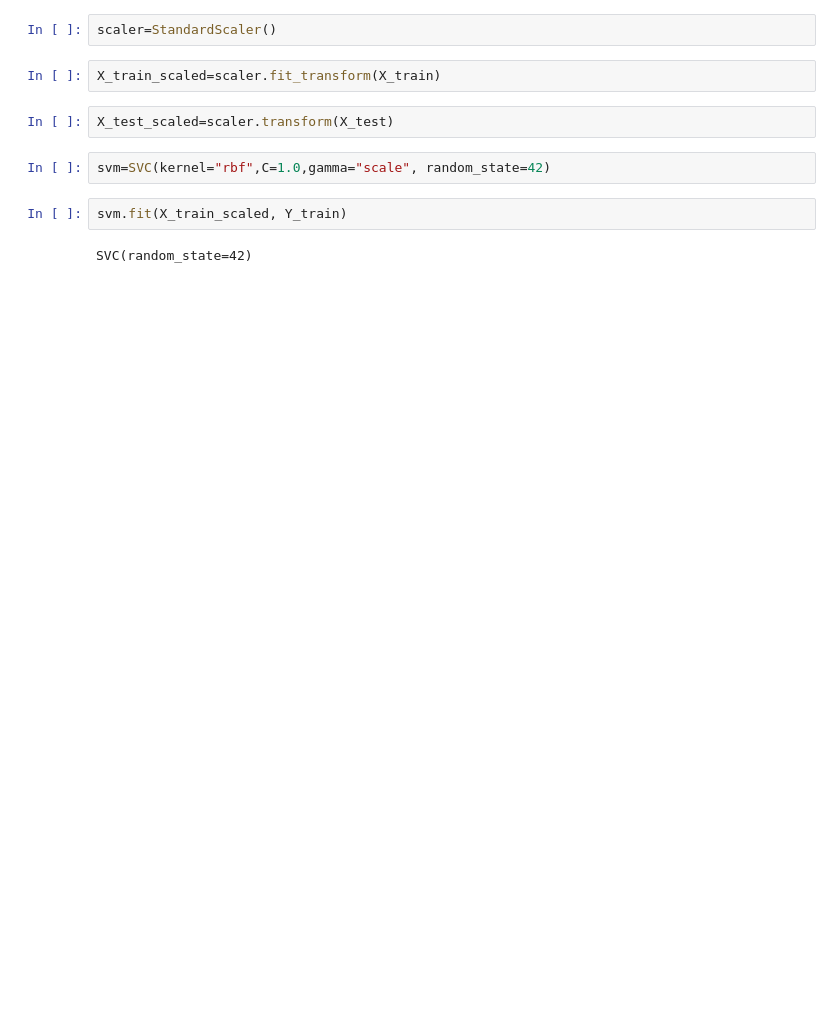
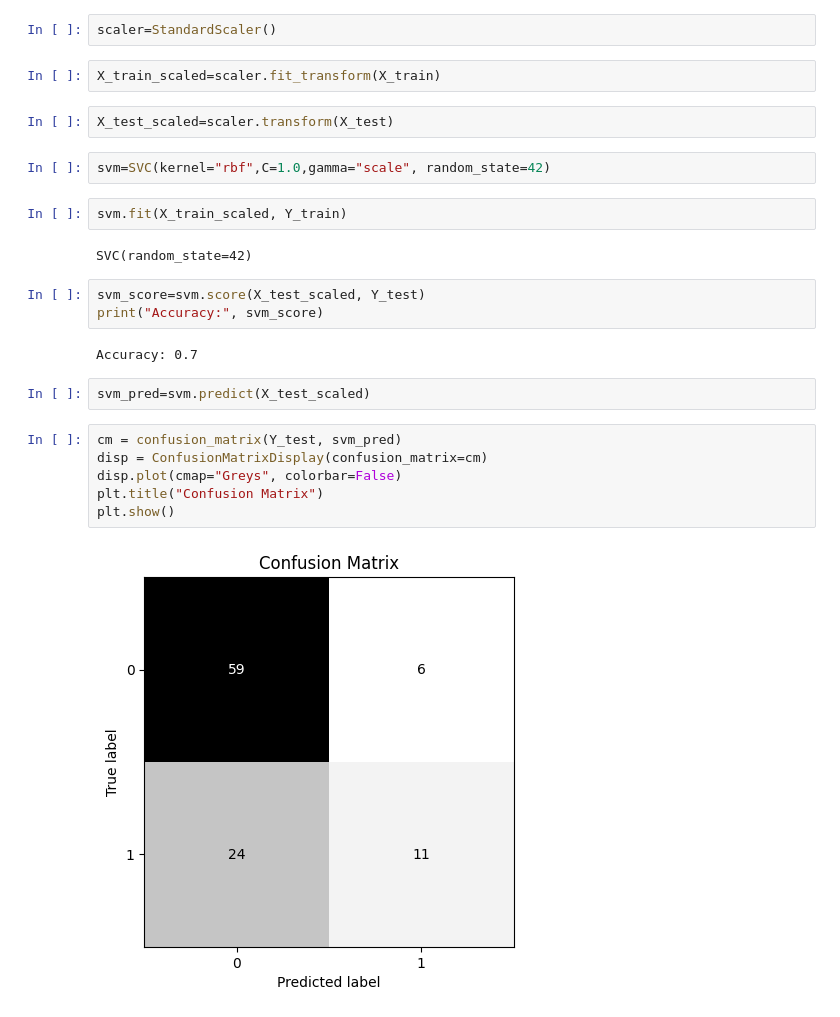
Before and after one commit to JCbarajas5/Machine-Learning-Anahuac, a Jupyter notebook: SVM_base.ipynb, the cells around one changed output. Cells and saved outputs as stored; diff of their text form; blank space fills up the shorter version.

```diff
--- a/SVM_base.ipynb
+++ b/SVM_base.ipynb
@@ -75,3 +75,18 @@ svm=SVC(kernel="rbf",C=1.0,gamma="scale", random_state=42)
 svm.fit(X_train_scaled, Y_train)
 # %% [output]
 SVC(random_state=42)
+# %%
+svm_score=svm.score(X_test_scaled, Y_test)
+print("Accuracy:", svm_score)
+# %% [output]
+Accuracy: 0.7
+# %%
+svm_pred=svm.predict(X_test_scaled)
+# %%
+cm = confusion_matrix(Y_test, svm_pred)
+disp = ConfusionMatrixDisplay(confusion_matrix=cm)
+disp.plot(cmap="Greys", colorbar=False)
+plt.title("Confusion Matrix")
+plt.show()
+# %% [output]
+[figure, added]
```
Also changed, not shown: parts of 9 cells of this notebook.
